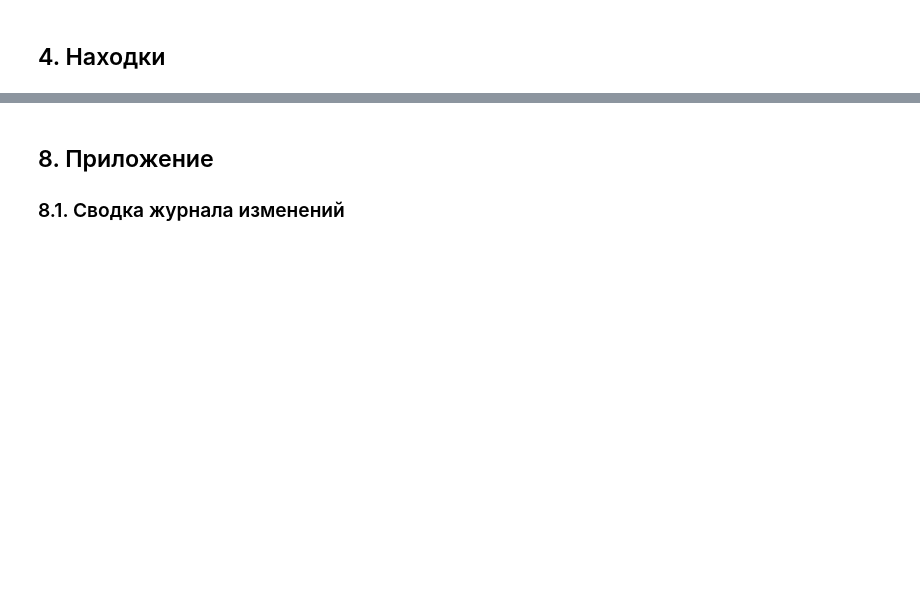
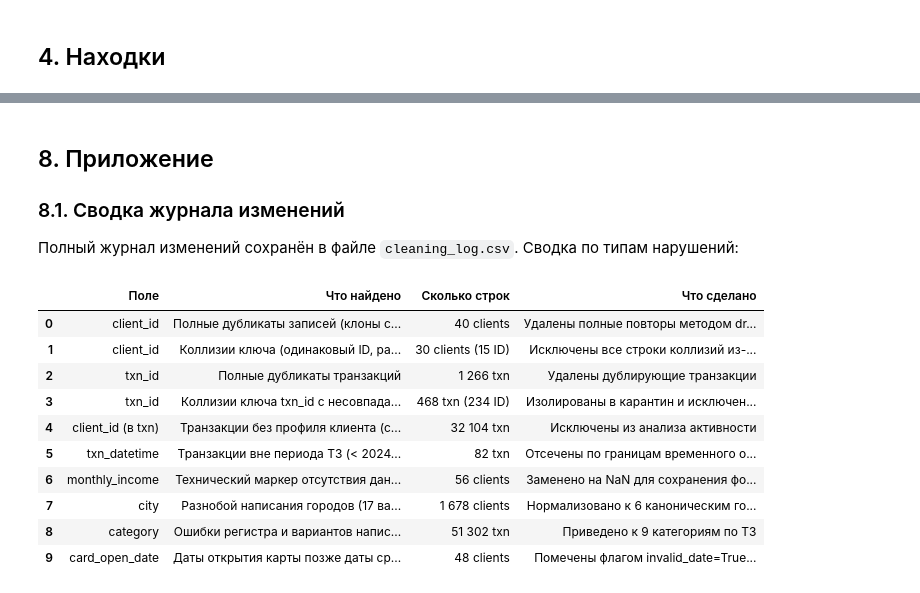
Before and after one commit to KQnok/Kuralionak_Karyna_Lab1, a Jupyter notebook: 02_report.ipynb, the cells around one changed output, grey strips where cells are left out. Cells and saved outputs as stored; diff of their text form; code cells hidden in the pictures; blank space fills up the shorter version.

```diff
--- a/02_report.ipynb
+++ b/02_report.ipynb
@@ -75,6 +368,84 @@ clean = pd.read_parquet("clean_data.parquet")
 
 <!-- 5–10 строк по типам нарушений: поле, что найдено, сколько строк,
      что сделано. Полный журнал — в cleaning_log.csv. -->
+
+Полный журнал изменений сохранён в файле `cleaning_log.csv`. Сводка по типам нарушений:
+# %%
+log_summary = pd.DataFrame([
+    {
+        "Поле": "client_id",
+        "Что найдено": "Полные дубликаты записей (клоны строк)",
+        "Сколько строк": "40 clients",
+        "Что сделано": "Удалены полные повторы методом drop_duplicates()",
+    },
+    {
+        "Поле": "client_id",
+        "Что найдено": "Коллизии ключа (одинаковый ID, разные атрибуты)",
+        "Сколько строк": "30 clients (15 ID)",
+        "Что сделано": "Исключены все строки коллизий из-за невозможности верификации",
+    },
+    {
+        "Поле": "txn_id",
+        "Что найдено": "Полные дубликаты транзакций",
+        "Сколько строк": "1 266 txn",
+        "Что сделано": "Удалены дублирующие транзакции",
+    },
+    {
+        "Поле": "txn_id",
+        "Что найдено": "Коллизии ключа txn_id с несовпадающими полями",
+        "Сколько строк": "468 txn (234 ID)",
+        "Что сделано": "Изолированы в карантин и исключены из расчётов",
+    },
+    {
+        "Поле": "client_id (в txn)",
+        "Что найдено": "Транзакции без профиля клиента (сироты)",
+        "Сколько строк": "32 104 txn",
+        "Что сделано": "Исключены из анализа активности",
+    },
+    {
+        "Поле": "txn_datetime",
+        "Что найдено": "Транзакции вне периода ТЗ (< 2024-01-01 или > 2025-06-30)",
+        "Сколько строк": "82 txn",
+        "Что сделано": "Отсечены по границам временного окна ТЗ",
+    },
+    {
+        "Поле": "monthly_income",
+        "Что найдено": "Технический маркер отсутствия данных (-999.00)",
+        "Сколько строк": "56 clients",
+        "Что сделано": "Заменено на NaN для сохранения формы распределения дохода",
+    },
+    {
+        "Поле": "city",
+        "Что найдено": "Разнобой написания городов (17 вариантов)",
+        "Сколько строк": "1 678 clients",
+        "Что сделано": "Нормализовано к 6 каноническим городам РФ",
+    },
+    {
+        "Поле": "category",
+        "Что найдено": "Ошибки регистра и вариантов написания слэша (12 вариантов)",
+        "Сколько строк": "51 302 txn",
+        "Что сделано": "Приведено к 9 категориям по ТЗ",
+    },
+    {
+        "Поле": "card_open_date",
+        "Что найдено": "Даты открытия карты позже даты среза (30.06.2025)",
+        "Сколько строк": "48 clients",
+        "Что сделано": "Помечены флагом invalid_date=True и исключены из кампании",
+    },
+])
+display(log_summary)
+# %% [output]
+|  | Поле | Что найдено | Сколько строк | Что сделано |
+| 0 | client_id | Полные дубликаты записей (клоны с... | 40 clients | Удалены полные повторы методом dr... |
+| 1 | client_id | Коллизии ключа (одинаковый ID, ра... | 30 clients (15 ID) | Исключены все строки коллизий из-... |
+| 2 | txn_id | Полные дубликаты транзакций | 1 266 txn | Удалены дублирующие транзакции |
+| 3 | txn_id | Коллизии ключа txn_id с несовпада... | 468 txn (234 ID) | Изолированы в карантин и исключен... |
+| 4 | client_id (в txn) | Транзакции без профиля клиента (с... | 32 104 txn | Исключены из анализа активности |
+| 5 | txn_datetime | Транзакции вне периода ТЗ (< 2024... | 82 txn | Отсечены по границам временного о... |
+| 6 | monthly_income | Технический маркер отсутствия дан... | 56 clients | Заменено на NaN для сохранения фо... |
+| 7 | city | Разнобой написания городов (17 ва... | 1 678 clients | Нормализовано к 6 каноническим го... |
+| 8 | category | Ошибки регистра и вариантов напис... | 51 302 txn | Приведено к 9 категориям по ТЗ |
+| 9 | card_open_date | Даты открытия карты позже даты ср... | 48 clients | Помечены флагом invalid_date=True... |
 # %% [markdown]
 ### 8.2. Методика
 
```
Also changed, not shown: parts of 19 cells of this notebook.
